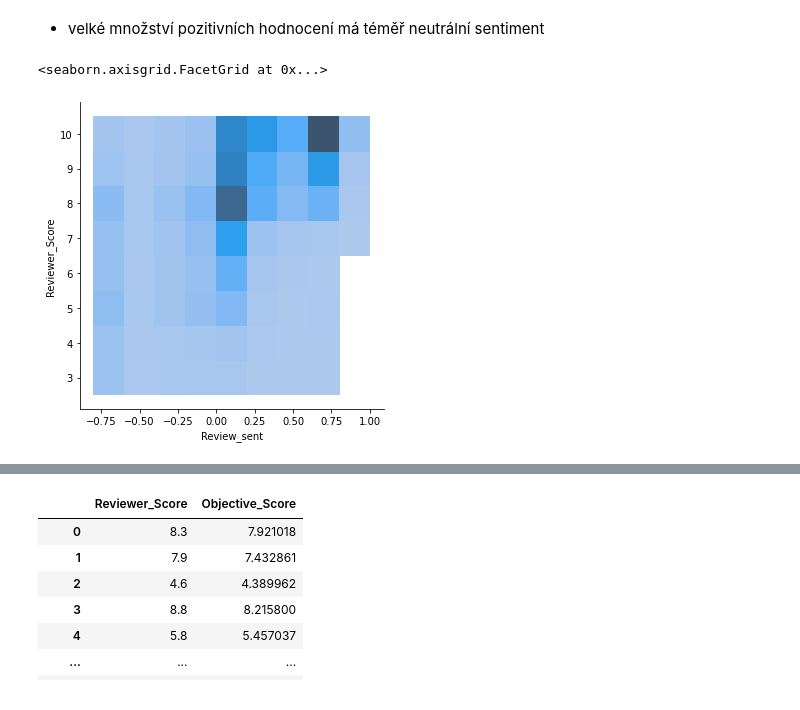
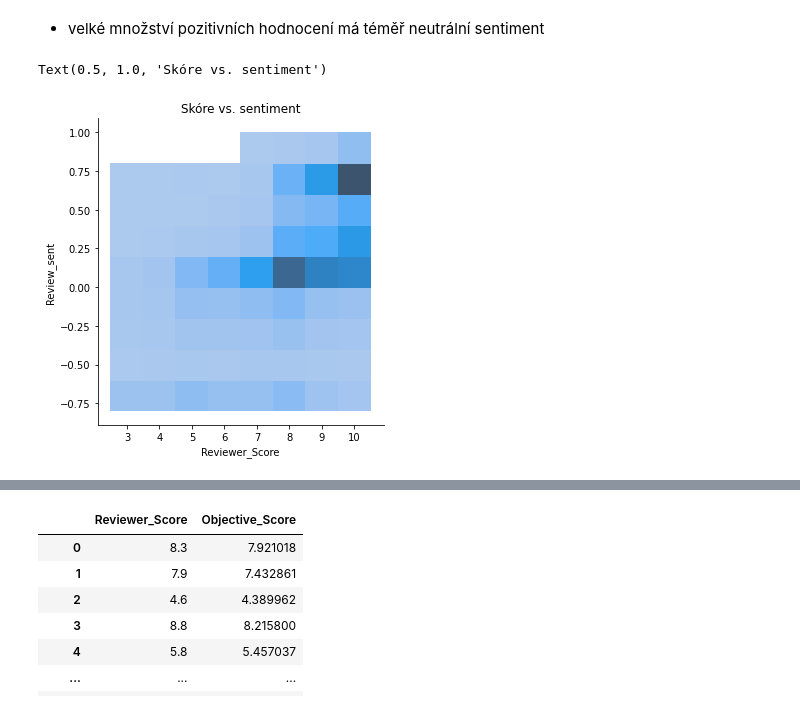
Before and after one commit to cermatej/vse-text-analysis, a Jupyter notebook: hotel_text_analysis.ipynb, the cells around one changed output, grey strips where cells are left out. Drawn from its saved outputs; the diff is of its cells as text; code cells hidden in the pictures.

```diff
--- a/hotel_text_analysis.ipynb
+++ b/hotel_text_analysis.ipynb
@@ -139,7 +134,8 @@ sns.boxplot(y='N_Persons',x='Reviewer_Score',data=hotel_pp)
 # %% [markdown]
 * velké množství pozitivních hodnocení má téměř neutrální sentiment
 # %%
-sns.displot(hotel_pp, y="Reviewer_Score", x="Review_sent", binwidth=(.2, 1))
+sns.displot(hotel_pp, y="Review_sent", x="Reviewer_Score", binwidth=(1, 0.2))
+plt.title("Skóre vs. sentiment")
 # %% [output]
-<seaborn.axisgrid.FacetGrid at 0x...>
+Text(0.5, 1.0, 'Skóre vs. sentiment')
-[figure, old version]
+[figure, new version]
```
Also changed, not shown: parts of 122 cells of this notebook, 5 other files.
